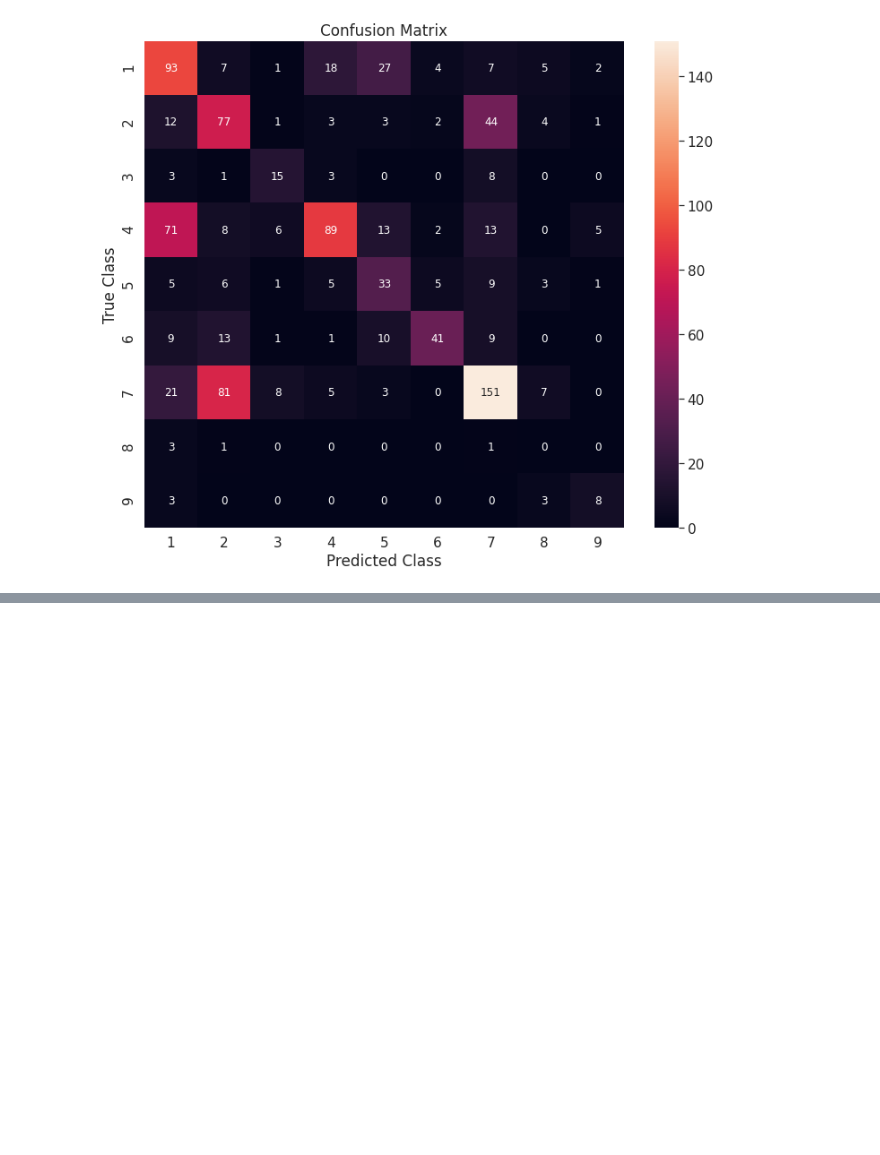
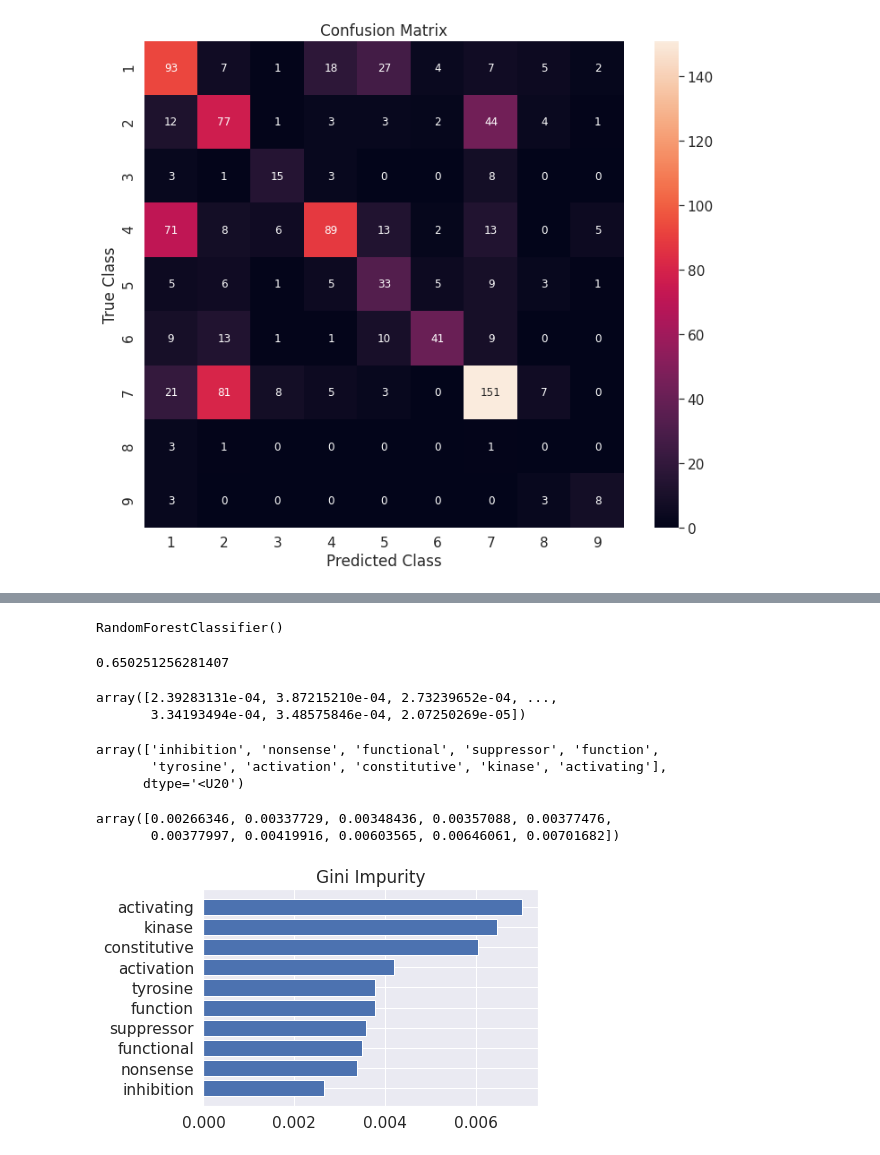
Before and after one commit to Shredder42/mutations, a Jupyter notebook: explore.ipynb, the cells around one changed output, grey strips where cells are left out. Cells and saved outputs as stored; diff of their text form; code cells hidden in the pictures; blank space fills up the shorter version.

```diff
--- a/explore.ipynb
+++ b/explore.ipynb
@@ -523,0 +616,10 @@ confusion_matrix()
+# %%
+rf = RandomForestClassifier()
+# %%
+rf.fit(X_train_vec, y_train)
+# %% [output]
+RandomForestClassifier()
+# %%
+rf.score(X_test_vec, y_test)
+# %% [output]
+0.650251256281407
@@ -523,0 +629,25 @@ confusion_matrix()
+# %%
+rf.feature_importances_
+# %% [output]
+array([2.39283131e-04, 3.87215210e-04, 2.73239652e-04, ...,
+       3.34193494e-04, 3.48575846e-04, 2.07250269e-05])
+# %%
+cols = np.array(vectorizer.get_feature_names())
+# %%
+sorted_idx = rf.feature_importances_.argsort()[-10:]
+# %%
+cols[sorted_idx]
+# %% [output]
+array(['inhibition', 'nonsense', 'functional', 'suppressor', 'function',
+       'tyrosine', 'activation', 'constitutive', 'kinase', 'activating'],
+      dtype='<U20')
+# %%
+rf.feature_importances_[sorted_idx]
+# %% [output]
+array([0.00266346, 0.00337729, 0.00348436, 0.00357088, 0.00377476,
+       0.00377997, 0.00419916, 0.00603565, 0.00646061, 0.00701682])
+# %%
+plt.barh(cols[sorted_idx], rf.feature_importances_[sorted_idx])
+plt.title('Gini Impurity');
+# %% [output]
+[figure, added]
```
Also changed, not shown: parts of 29 cells of this notebook.
